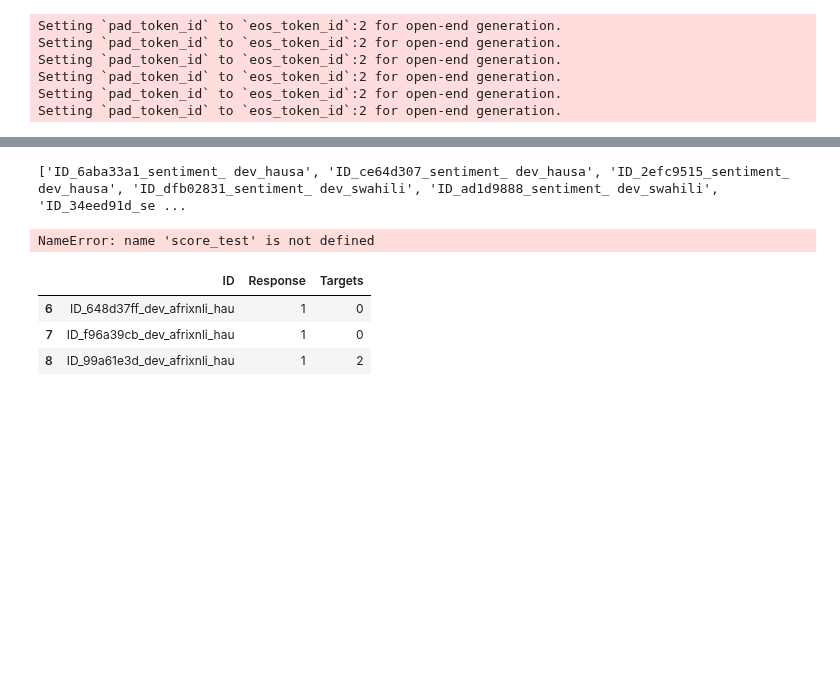
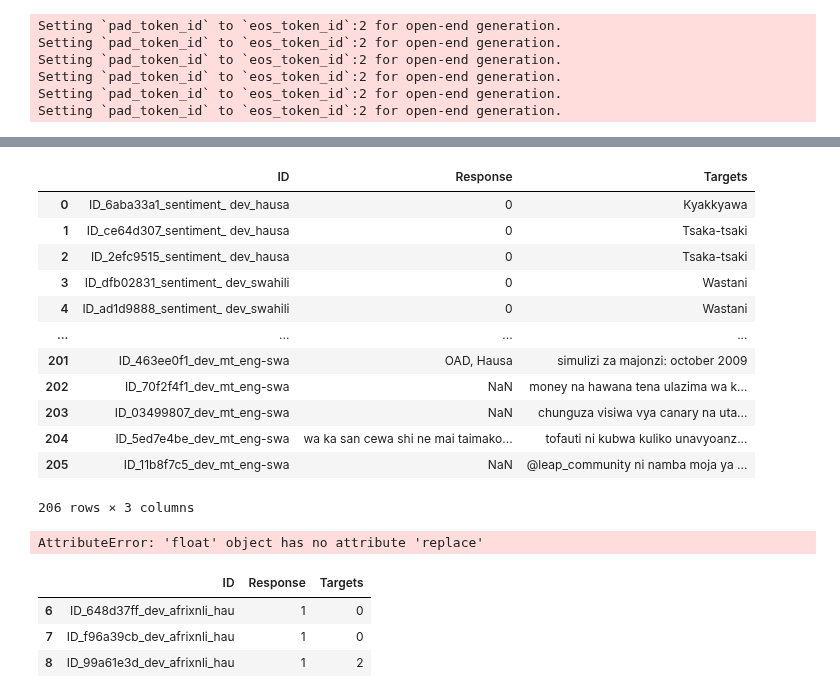
Before and after one commit to melissafasol/InkubaLM-Challenge, a Jupyter notebook: notebooks_ab/evaluation.ipynb, the cells around one changed output, grey strips where cells are left out. Saved outputs shown, nothing was run; the diff lists cells and outputs as text; code cells hidden in the pictures; blank space fills up the shorter version.

```diff
--- a/notebooks_ab/evaluation.ipynb
+++ b/notebooks_ab/evaluation.ipynb
@@ -689,6 +946,25 @@ def process_likelihood(likelihood_str: str) -> List[float]:
         float(x) for x in clean_str.split(",") if x.strip()
     ]  # Ensure non-empty strings are converted
     return likelihood
+
+import math
+
+def process_likelihood(likelihood_str):
+    if likelihood_str is None or (isinstance(likelihood_str, float) and math.isnan(likelihood_str)):
+        return None  # or return some default
+
+    likelihood_str = str(likelihood_str)
+    clean_str = (
+        likelihood_str.replace("tensor(", "")
+        .replace(")", "")
+        .replace("[[", "")
+        .replace("]]", "")
+        .replace(" device='cuda:0'", "")
+        .replace(" dtype=torch.float16", "")
+        .strip()
+    )
+    return clean_str
+
 
 def create_submission(output_path, test_flag: bool):
     """
@@ -942,12 +1227,26 @@ NameError: name 'score_test' is not defined
-# %%
-print(score_test["ID"].unique().tolist())
-# %% [output]
-['ID_6aba33a1_sentiment_ dev_hausa', 'ID_ce64d307_sentiment_ dev_hausa', 'ID_2efc9515_sentiment_ dev_hausa', 'ID_dfb02831_sentiment_ dev_swahili', 'ID_ad1d9888_sentiment_ dev_swahili', 'ID_34eed91d_se ...
+# %%
+score_test = score_test.dropna(axis=1, how='all')
+# %%
+score_test
+# %% [output]
+|  | ID | Response | Targets |
+| 0 | ID_6aba33a1_sentiment_ dev_hausa | 0 | Kyakkyawa |
+| 1 | ID_ce64d307_sentiment_ dev_hausa | 0 | Tsaka-tsaki |
+| 2 | ID_2efc9515_sentiment_ dev_hausa | 0 | Tsaka-tsaki |
+| 3 | ID_dfb02831_sentiment_ dev_swahili | 0 | Wastani |
+| 4 | ID_ad1d9888_sentiment_ dev_swahili | 0 | Wastani |
+| ... | ... | ... | ... |
+| 201 | ID_463ee0f1_dev_mt_eng-swa | OAD, Hausa | simulizi za majonzi: october 2009 |
+| 202 | ID_70f2f4f1_dev_mt_eng-swa | NaN | money na hawana tena ulazima wa k... |
+| 203 | ID_03499807_dev_mt_eng-swa | NaN | chunguza visiwa vya canary na uta... |
+| 204 | ID_5ed7e4be_dev_mt_eng-swa | wa ka san cewa shi ne mai taimako... | tofauti ni kubwa kuliko unavyoanz... |
+| 205 | ID_11b8f7c5_dev_mt_eng-swa | NaN | @leap_community ni namba moja ya ... |
+206 rows × 3 columns
 # %%
 score_report = evaluate_zindi_by_language(score_test)
 score_report
 # %% [output]
-NameError: name 'score_test' is not defined
+AttributeError: 'float' object has no attribute 'replace'
 # %%
 # 1. How many rows of xnli_hausa?
 df = score_test
```
Also changed, not shown: parts of 26 cells of this notebook.
